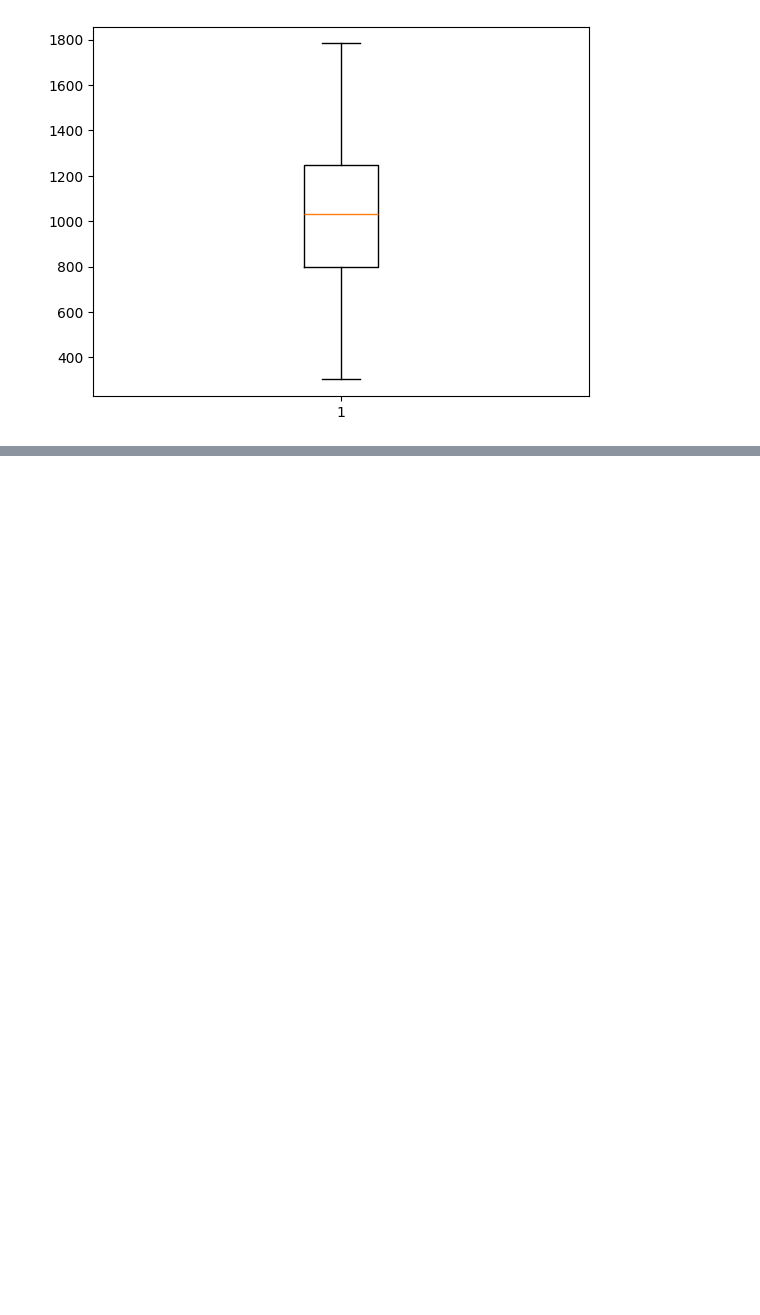
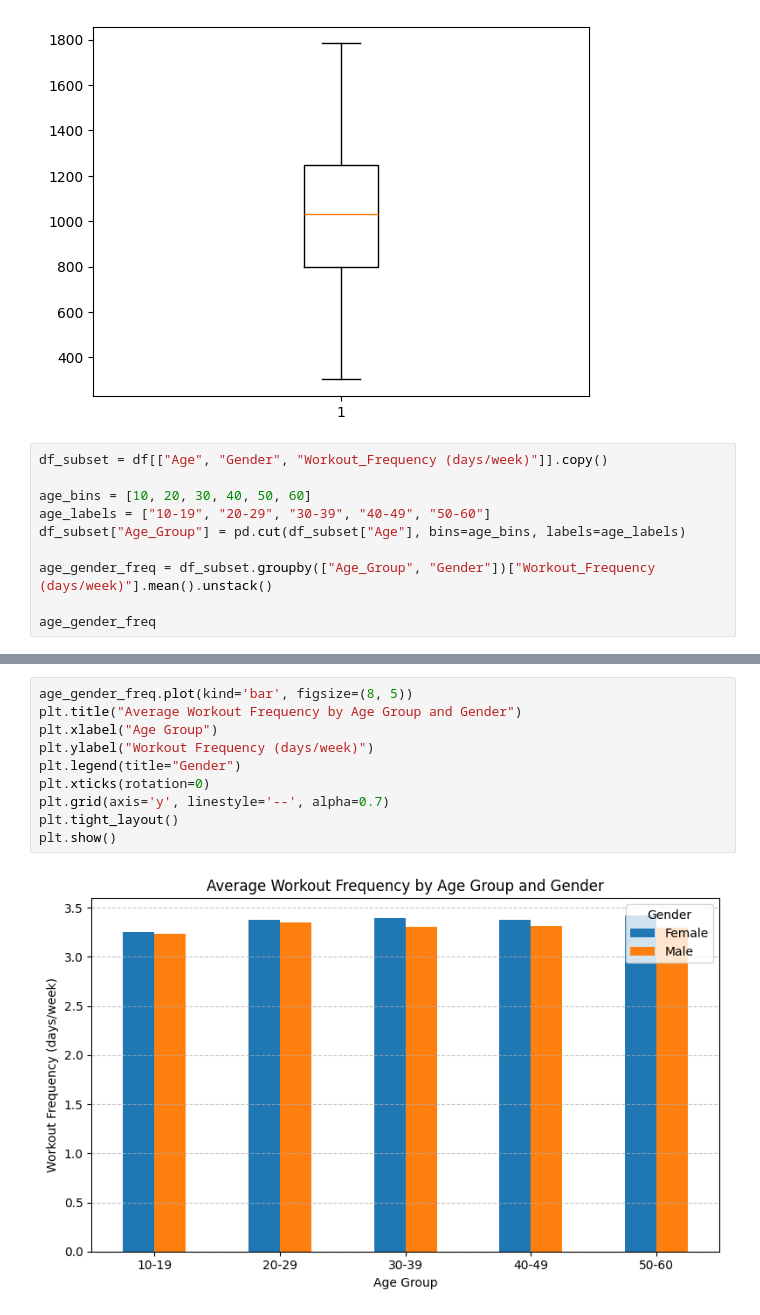
Before and after one commit to Vetriagilan/fitness, a Jupyter notebook: fitness.ipynb, the cells around one changed output, grey strips where cells are left out. Cells and saved outputs as stored; diff of their text form; blank space fills up the shorter version.

```diff
--- a/fitness.ipynb
+++ b/fitness.ipynb
@@ -361,3 +361,13 @@ plt.boxplot(df["Calories_Burned"])
 plt.show()
 # %% [output]
 [figure]
+# %%
+df_subset = df[["Age", "Gender", "Workout_Frequency (days/week)"]].copy()
+
+age_bins = [10, 20, 30, 40, 50, 60]
+age_labels = ["10-19", "20-29", "30-39", "40-49", "50-60"]
+df_subset["Age_Group"] = pd.cut(df_subset["Age"], bins=age_bins, labels=age_labels)
+
+age_gender_freq = df_subset.groupby(["Age_Group", "Gender"])["Workout_Frequency (days/week)"].mean().unstack()
+
+age_gender_freq
@@ -363,0 +382,12 @@ plt.show()
+# %%
+age_gender_freq.plot(kind='bar', figsize=(8, 5))
+plt.title("Average Workout Frequency by Age Group and Gender")
+plt.xlabel("Age Group")
+plt.ylabel("Workout Frequency (days/week)")
+plt.legend(title="Gender")
+plt.xticks(rotation=0)
+plt.grid(axis='y', linestyle='--', alpha=0.7)
+plt.tight_layout()
+plt.show()
+# %% [output]
+[figure, added]
```
Also changed, not shown: parts of 8 cells of this notebook.
